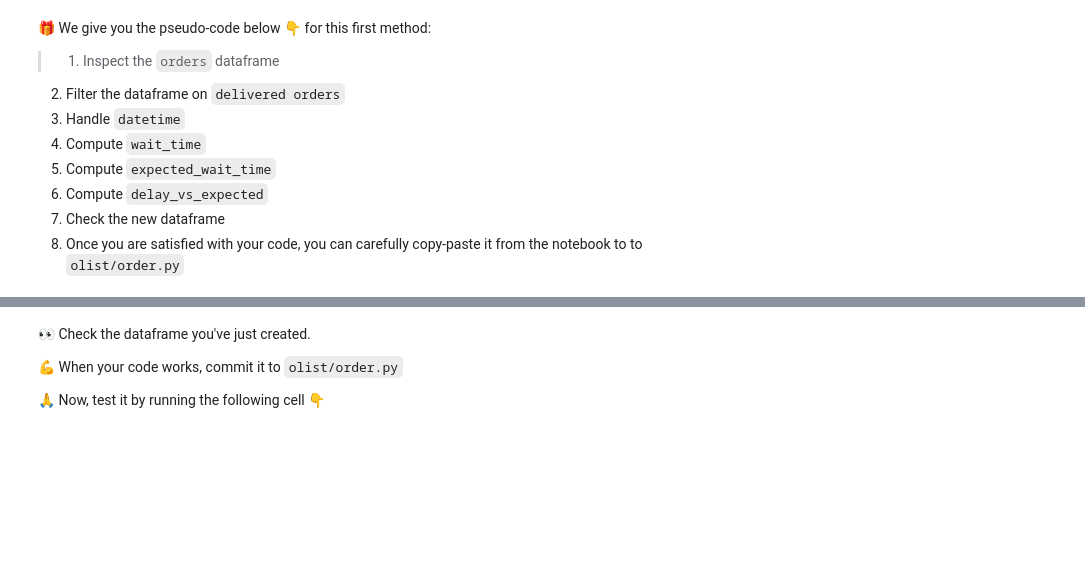
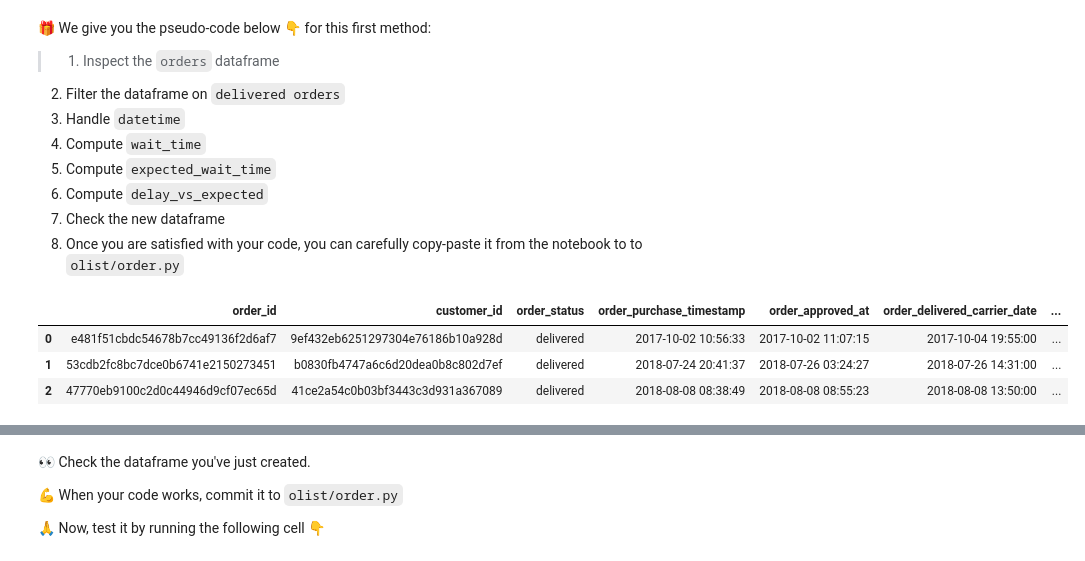
Before and after one commit to selmalopez/data-challenges, a Jupyter notebook: 04-Decision-Science/02-Statistical-Inference/01-Orders/orders.ipynb, the cells around one changed output, grey strips where cells are left out. Cells and saved outputs as stored; diff of their text form; code cells hidden in the pictures; blank space fills up the shorter version.

```diff
--- a/04-Decision-Science/02-Statistical-Inference/01-Orders/orders.ipynb
+++ b/04-Decision-Science/02-Statistical-Inference/01-Orders/orders.ipynb
@@ -104,0 +107,7 @@ orders = data['orders'].copy() # good practice to be sure not to modify your `da
+# %%
+orders.head(3)
+# %% [output]
+|  | order_id | customer_id | order_status | order_purchase_timestamp | order_approved_at | order_delivered_carrier_date | ... |
+| 0 | e481f51cbdc54678b7cc49136f2d6af7 | 9ef432eb6251297304e76186b10a928d | delivered | 2017-10-02 10:56:33 | 2017-10-02 11:07:15 | 2017-10-04 19:55:00 | ... |
+| 1 | 53cdb2fc8bc7dce0b6741e2150273451 | b0830fb4747a6c6d20dea0b8c802d7ef | delivered | 2018-07-24 20:41:37 | 2018-07-26 03:24:27 | 2018-07-26 14:31:00 | ... |
+| 2 | 47770eb9100c2d0c44946d9cf07ec65d | 41ce2a54c0b03bf3443c3d931a367089 | delivered | 2018-08-08 08:38:49 | 2018-08-08 08:55:23 | 2018-08-08 13:50:00 | ... |
```
Also changed, not shown: parts of 20 cells of this notebook.
